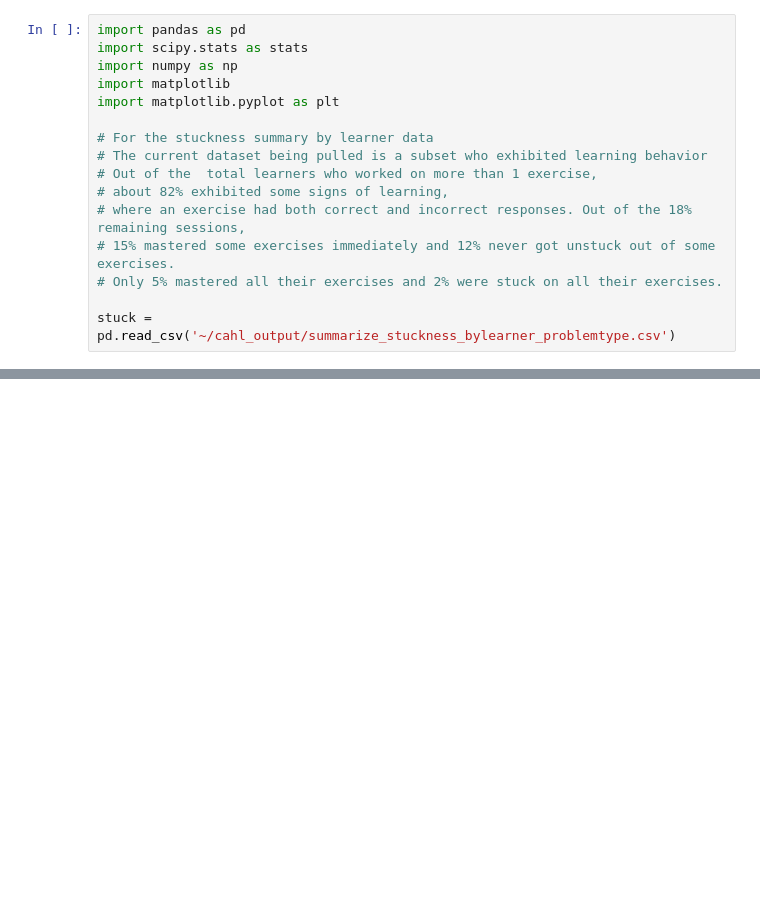
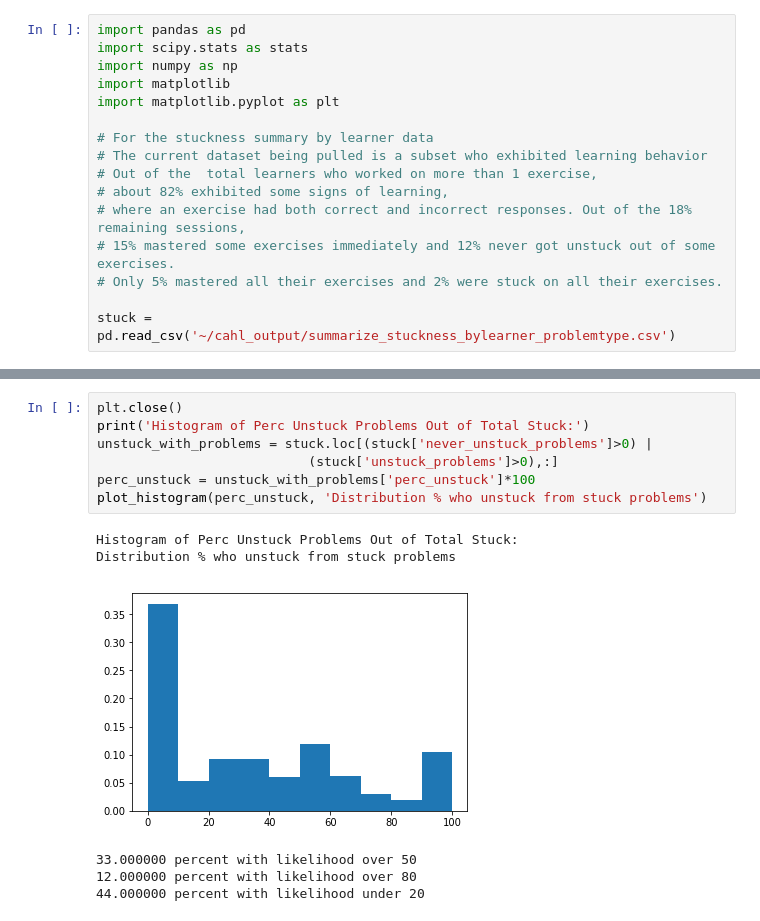
Before and after one commit to catli/cahl-remediation-research, a Jupyter notebook: Aggregate stuckness summary data .ipynb, the cells around one changed output, grey strips where cells are left out. Saved outputs shown, nothing was run; the diff lists cells and outputs as text; blank space fills up the shorter version.

```diff
--- a/Aggregate stuckness summary data .ipynb
+++ b/Aggregate stuckness summary data .ipynb
@@ -209,0 +273,14 @@ Histogram of Problems worked on to unstuck:
+# %%
+plt.close()
+print('Histogram of Perc Unstuck Problems Out of Total Stuck:')
+unstuck_with_problems = stuck.loc[(stuck['never_unstuck_problems']>0) |
+                           (stuck['unstuck_problems']>0),:]
+perc_unstuck = unstuck_with_problems['perc_unstuck']*100
+plot_histogram(perc_unstuck, 'Distribution % who unstuck from stuck problems')
+# %% [output]
+Histogram of Perc Unstuck Problems Out of Total Stuck:
+Distribution % who unstuck from stuck problems
+[figure, added]
+33.000000 percent with likelihood over 50
+12.000000 percent with likelihood over 80
+44.000000 percent with likelihood under 20
```
Also changed, not shown: parts of 13 cells of this notebook, 5 other files.
